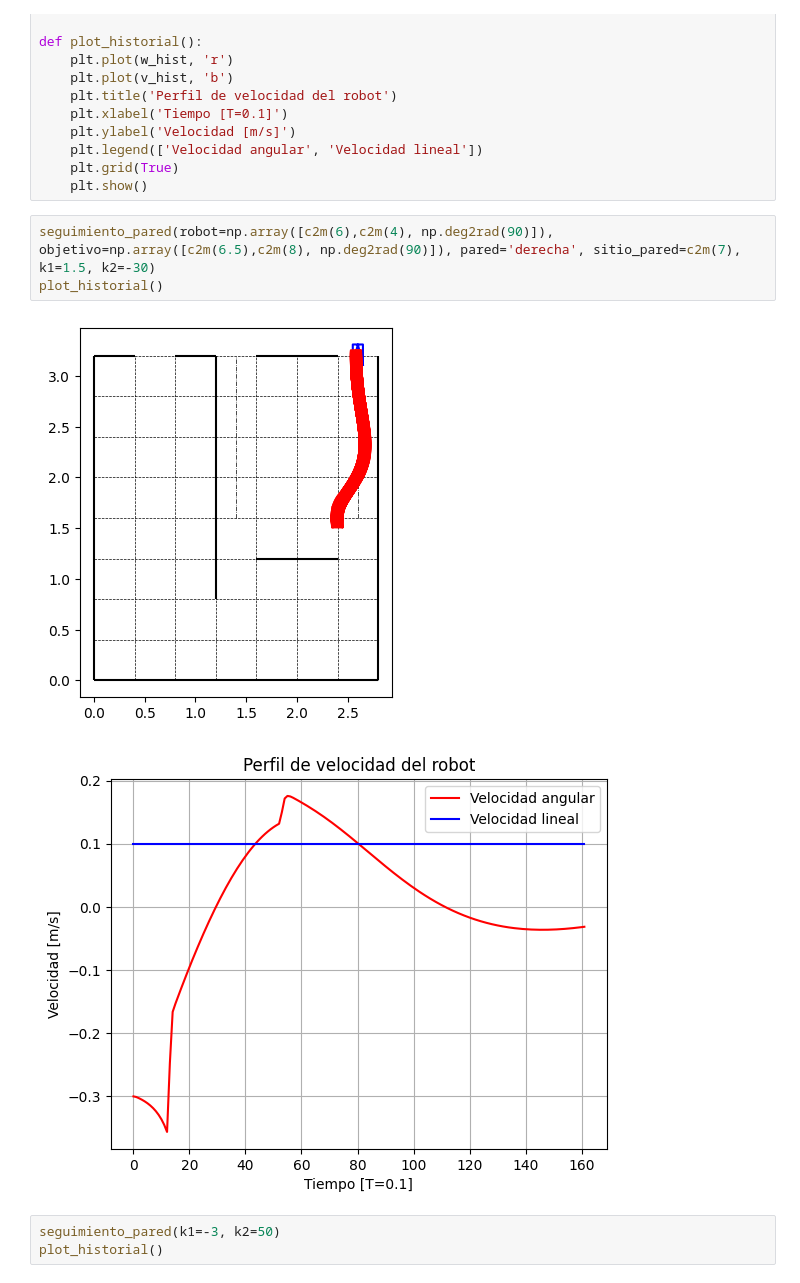
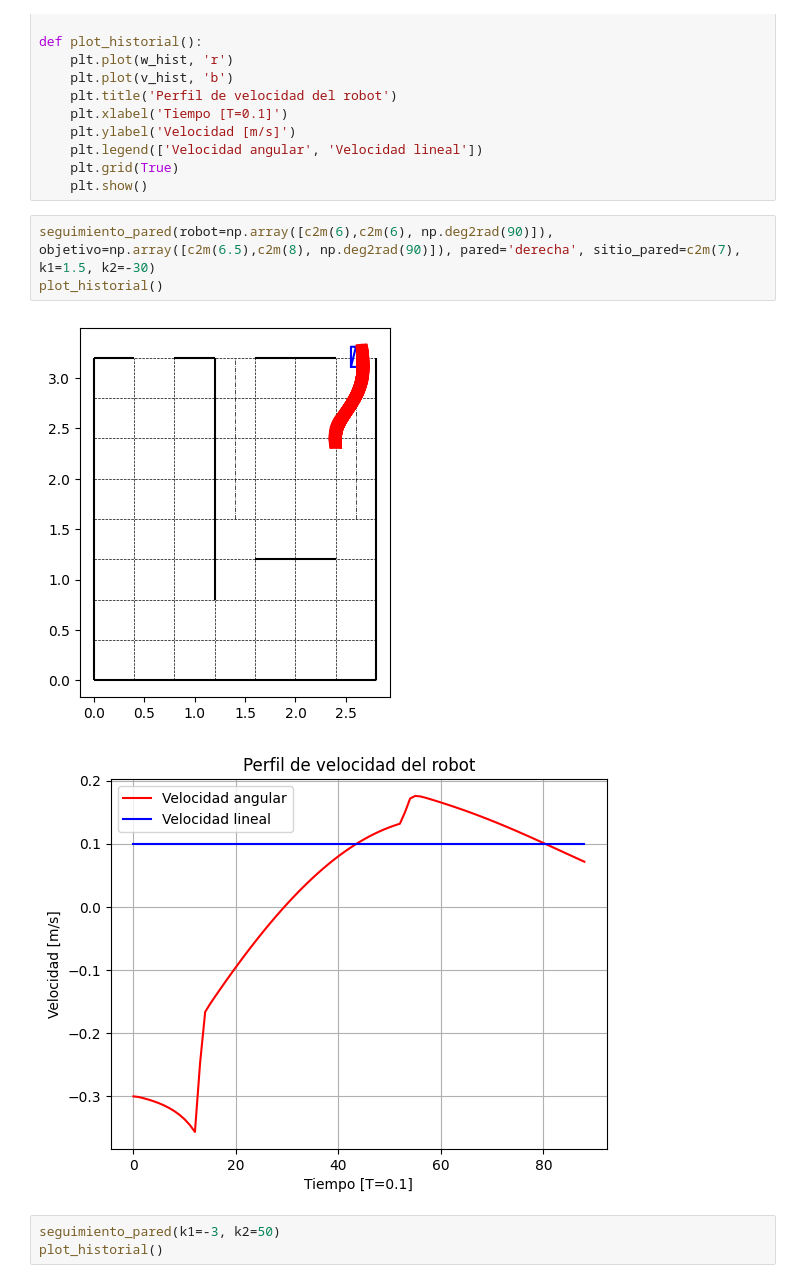
Before and after one commit to 841723/robotica, a Jupyter notebook: ejs/ej4.ipynb, the cells around one changed output. Saved outputs shown, nothing was run; the diff lists cells and outputs as text.

```diff
--- a/ejs/ej4.ipynb
+++ b/ejs/ej4.ipynb
@@ -143,11 +143,11 @@ def plot_historial():
     plt.grid(True)
     plt.show()
 # %%
-seguimiento_pared(robot=np.array([c2m(6),c2m(4), np.deg2rad(90)]), objetivo=np.array([c2m(6.5),c2m(8), np.deg2rad(90)]), pared='derecha', sitio_pared=c2m(7), k1=1.5, k2=-30)
+seguimiento_pared(robot=np.array([c2m(6),c2m(6), np.deg2rad(90)]), objetivo=np.array([c2m(6.5),c2m(8), np.deg2rad(90)]), pared='derecha', sitio_pared=c2m(7), k1=1.5, k2=-30)
 plot_historial()
 # %% [output]
-[figure, old version]
+[figure, new version]
-[figure, old version]
+[figure, new version]
 # %%
 seguimiento_pared(k1=-3, k2=50)
 plot_historial()
```
Also changed, not shown: 4 other files.
